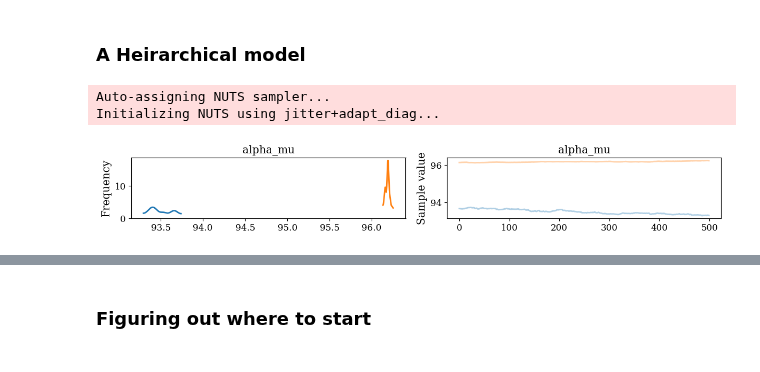
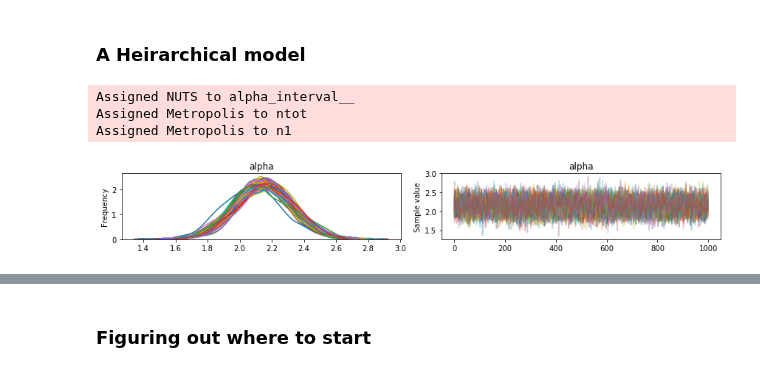
Before and after one commit to RPGroup-PBoC/mscl_survival, a Jupyter notebook: code/calibration_factor_parameter_estimation.ipynb, the cells around one changed output, grey strips where cells are left out. Saved outputs shown, nothing was run; the diff lists cells and outputs as text; code cells hidden in the pictures.

Commit message:
Figured out sampling issue. need to use metropolis with ~1e6 steps.

```diff
--- a/code/calibration_factor_parameter_estimation.ipynb
+++ b/code/calibration_factor_parameter_estimation.ipynb
@@ -247,7 +247,7 @@ To ensure that this type of inference is appropriate, we will generate a fake da
 # Set the parameters to generate the data set.
 n_cells = 100
 max_proteins = 200
-alpha_opt = 100
+alpha_opt = 10
 alpha_sigma = 5
 alpha_seed = np.random.normal(alpha_opt, alpha_sigma, size=n_cells)
 
@@ -297,31 +297,29 @@ As expected, our theoretical result matches the simulated data. To sample Eq. 32
 # %%
 with pm.Model() as model:
     # Define the hyperpriors.
-    alpha_mu = pm.Normal('alpha_mu', mu=alpha_opt, sd=np.sqrt(alpha_sigma))
-#     alpha_sig = mscl.mcmc.Jeffreys('alpha_sig', lower=0.1, upper=10)
-
-    # Define the low-level priors
-#     alpha = pm.Normal('alpha', mu=alpha_mu, sd=alpha_sig, shape=n_cells)
-    ntot = pm.Uniform('ntot', lower=0, upper=300, shape=n_cells)
-    n1 = mscl.mcmc.GammaApproxBinomial('n1', n=ntot, p=0.5, shape=n_cells)
+    alpha = pm.Uniform('alpha', lower=0, upper=1000)
+    ntot = pm.DiscreteUniform('ntot', lower=0, upper=1000, shape=n_cells)
+    n1 = pm.Binomial('n1', n=ntot, p=0.5, shape=n_cells)
     n2 = ntot - n1
 
     #Define the observables.
-    idx = df['cell_no'].values.astype(int)
     obs = df.loc[:, ['I_1', 'I_2']].T.values.astype(float)
 
     # Compute the expected value.
-    mu1 = alpha_mu * n1[idx]
-    mu2 = alpha_mu * (ntot[idx]  - n1[idx])
+    mu1 = alpha * n1
+#     mu1 = mscl.mcmc.ReparameterizedNormal('mu1', mu=alpha * n1, sd=1, shape=n_cells)
+#     mu2 = mscl.mcmc.ReparameterizedNormal('mu2', mu=alpha * n2, sd=1, shape=n_cells)
+    mu2 = alpha * (ntot  - n1)
 
     # Define the likelihood and sample.
-    like = mscl.mcmc.MarginalizedNormal('like', mu=[mu1, mu2], observed=obs)
-    trace = pm.sample(draws=500, tune=500, njobs=2)
+    like = mscl.mcmc.MarginalizedNormal('like', mu=[mu1, mu2], observed=obs, shape=n_cells)
+    trace = pm.sample(draws=1000, njobs=46, init='advi')
 # %% [output]
-Auto-assigning NUTS sampler...
-Initializing NUTS using jitter+adapt_diag...
+Assigned NUTS to alpha_interval__
+Assigned Metropolis to ntot
+Assigned Metropolis to n1
 # %%
-_ = pm.traceplot(trace, varnames=['alpha_mu'])
+_ = pm.traceplot(trace, varnames=['alpha'])
 # %% [output]
-[figure, old version]
+[figure, new version]
 # %%
```
Also changed, not shown: parts of 8 cells of this notebook.
